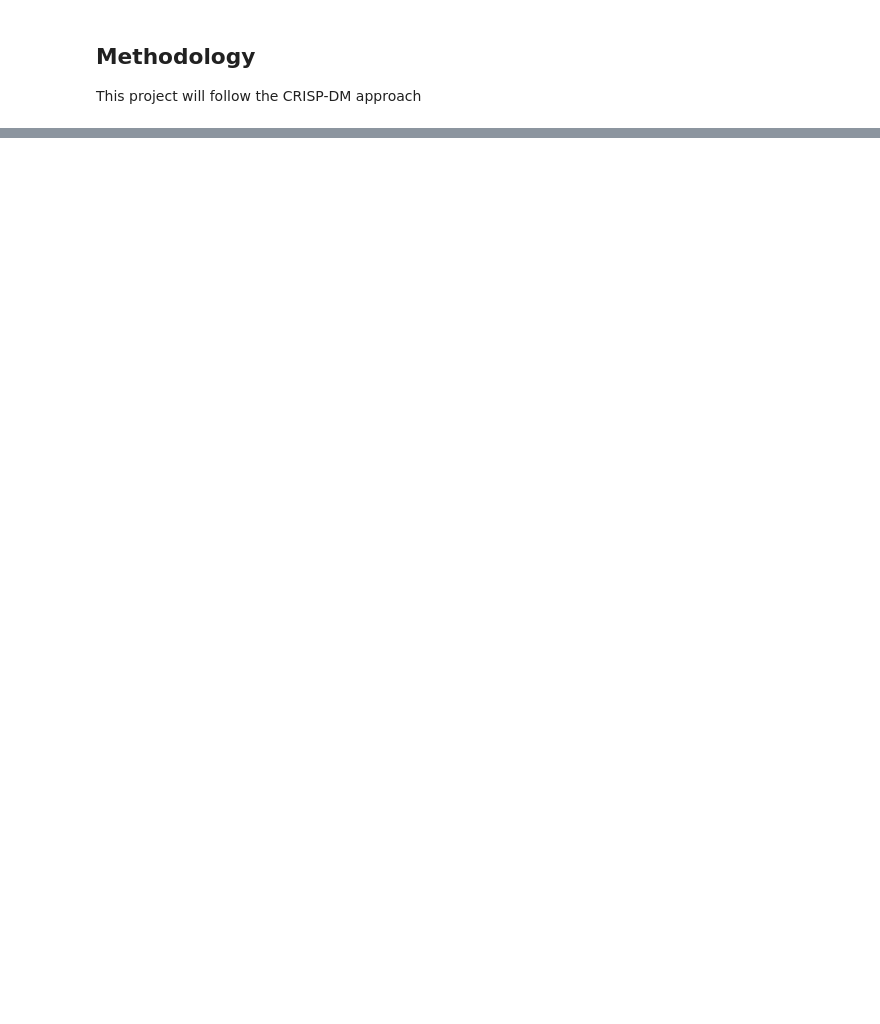
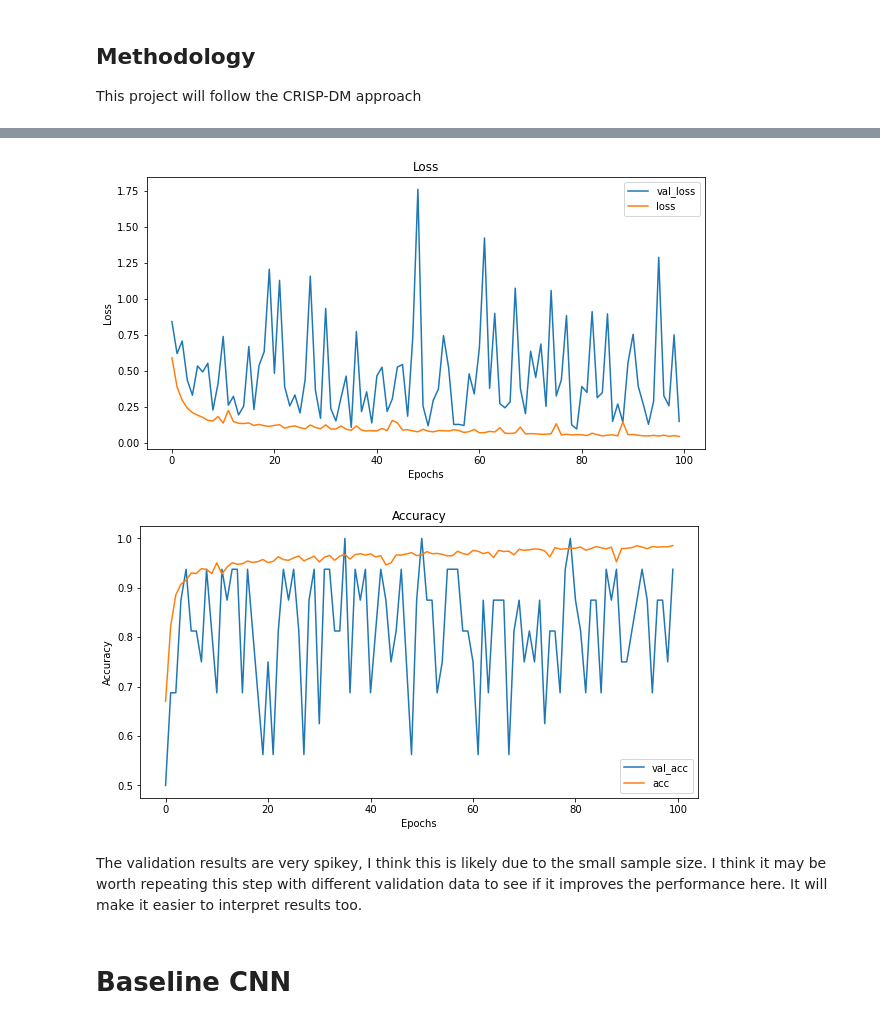
Before and after one commit to aggie2411/Detecting_Pneumonia, a Jupyter notebook: project.ipynb, the cells around one changed output, grey strips where cells are left out. Cells and saved outputs as stored; diff of their text form; code cells hidden in the pictures; blank space fills up the shorter version.

```diff
--- a/project.ipynb
+++ b/project.ipynb
@@ -19,0 +315,13 @@ The data was downloaded from [kaggle](https://www.kaggle.com/paultimothymooney/c
+# %%
+import keras.models as models
+import keras.layers as layers
+model = models.Sequential()
+
+
+# Add dense layers with relu activation
+model.add(layers.Dense(20, activation='relu', input_shape = (30000,)))
+model.add(layers.Dense(20, activation='relu'))
+model.add(layers.Dense(5, activation='relu'))
+
+# Add final layer with sigmoid activation
+model.add(layers.Dense(1, activation='sigmoid'))
@@ -19,0 +348,10 @@ The data was downloaded from [kaggle](https://www.kaggle.com/paultimothymooney/c
+# %%
+model.compile(loss = 'binary_crossentropy',
+              optimizer = 'Nadam',
+              metrics = ['accuracy'])
+# %%
+model_history = model.fit(train_gen,
+        steps_per_epoch=25,
+        epochs=50,
+        validation_data=val_gen,
+        validation_steps=25)
@@ -19,0 +365,3 @@ The data was downloaded from [kaggle](https://www.kaggle.com/paultimothymooney/c
+# %%
+history = model.fit(train_gen, epochs = 100, batch_size = 100,
+                    validation_data = val_gen)
@@ -19,0 +391,25 @@ The data was downloaded from [kaggle](https://www.kaggle.com/paultimothymooney/c
+# %%
+    plt.figure(figsize=(10,5))
+    plt.plot(history.history['val_loss'])
+    plt.plot(history.history['loss'])
+    plt.legend(['val_loss', 'loss'])
+    plt.title('Loss')
+    plt.xlabel('Epochs')
+    plt.ylabel('Loss')
+    plt.show()
+
+    plt.figure(figsize=(10,5))
+    plt.plot(history.history['val_accuracy'])
+    plt.plot(history.history['accuracy'])
+    plt.legend(['val_acc', 'acc'])
+    plt.title('Accuracy')
+    plt.xlabel('Epochs')
+    plt.ylabel('Accuracy')
+    plt.show()
+# %% [output]
+[figure, added]
+[figure, added]
+# %% [markdown]
+The validation results are very spikey, I think this is likely due to the small sample size. I think it may be worth repeating this step with different validation data to see if it improves the performance here. It will make it easier to interpret results too.
+# %% [markdown]
+# Baseline CNN
```
Also changed, not shown: parts of 109 cells of this notebook, 3 other files.
